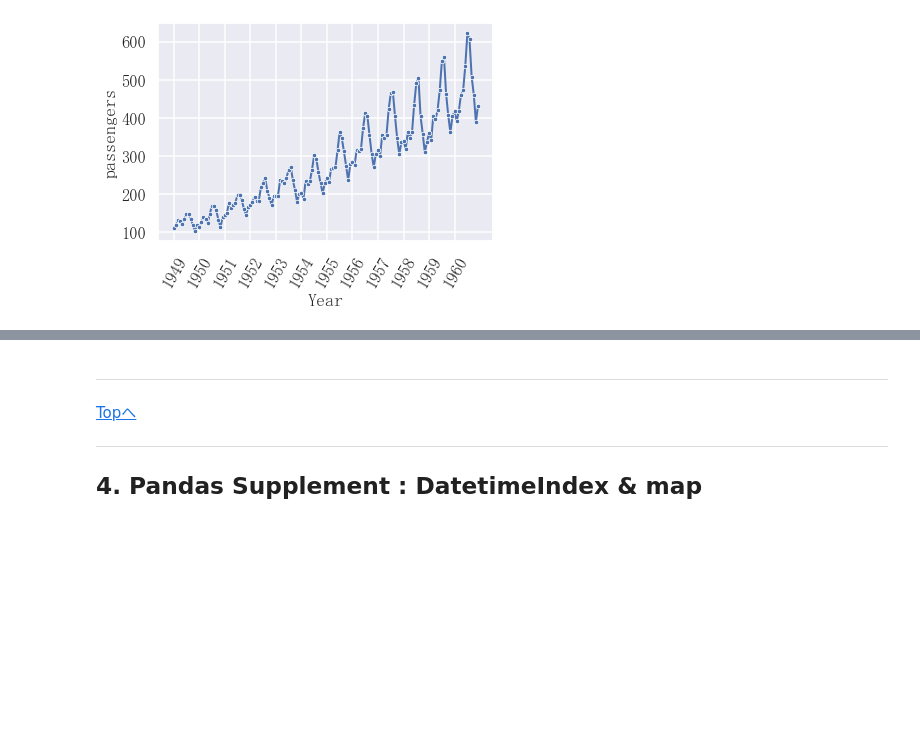
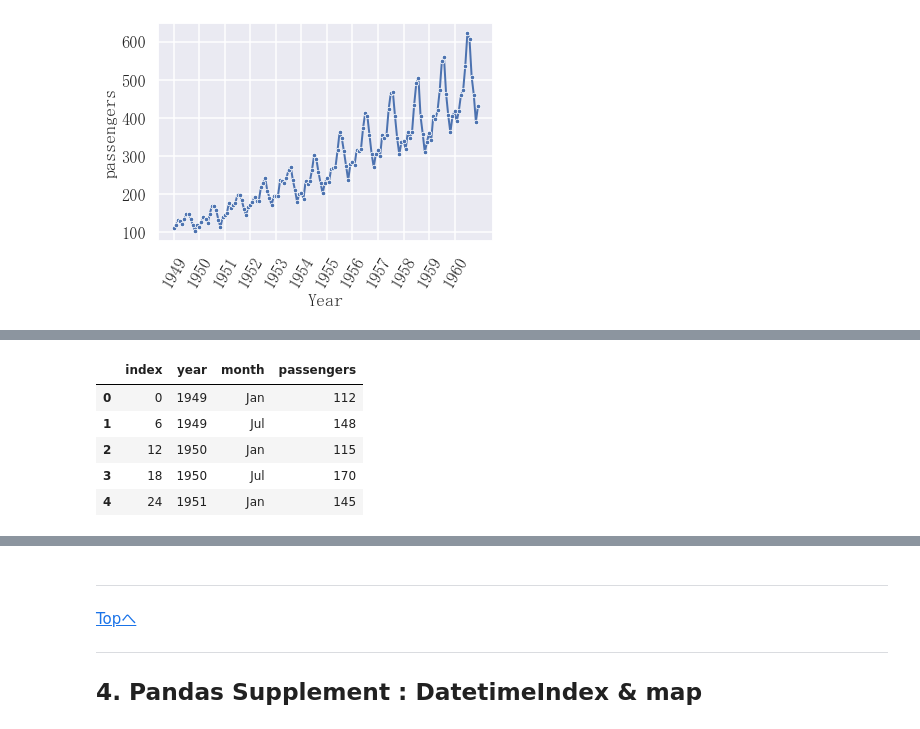
Before and after one commit to arata234/DataScience, a Jupyter notebook: pandas_practice/5_Dist_Rel_plot.ipynb, the cells around one changed output, grey strips where cells are left out. Saved outputs shown, nothing was run; the diff lists cells and outputs as text; code cells hidden in the pictures; blank space fills up the shorter version.

```diff
--- a/pandas_practice/5_Dist_Rel_plot.ipynb
+++ b/pandas_practice/5_Dist_Rel_plot.ipynb
@@ -385,0 +388,9 @@ plt.show()
+# %%
+flights_jj.head()
+# %% [output]
+|  | index | year | month | passengers |
+| 0 | 0 | 1949 | Jan | 112 |
+| 1 | 6 | 1949 | Jul | 148 |
+| 2 | 12 | 1950 | Jan | 115 |
+| 3 | 18 | 1950 | Jul | 170 |
+| 4 | 24 | 1951 | Jan | 145 |
```
Also changed, not shown: parts of 9 cells of this notebook.
